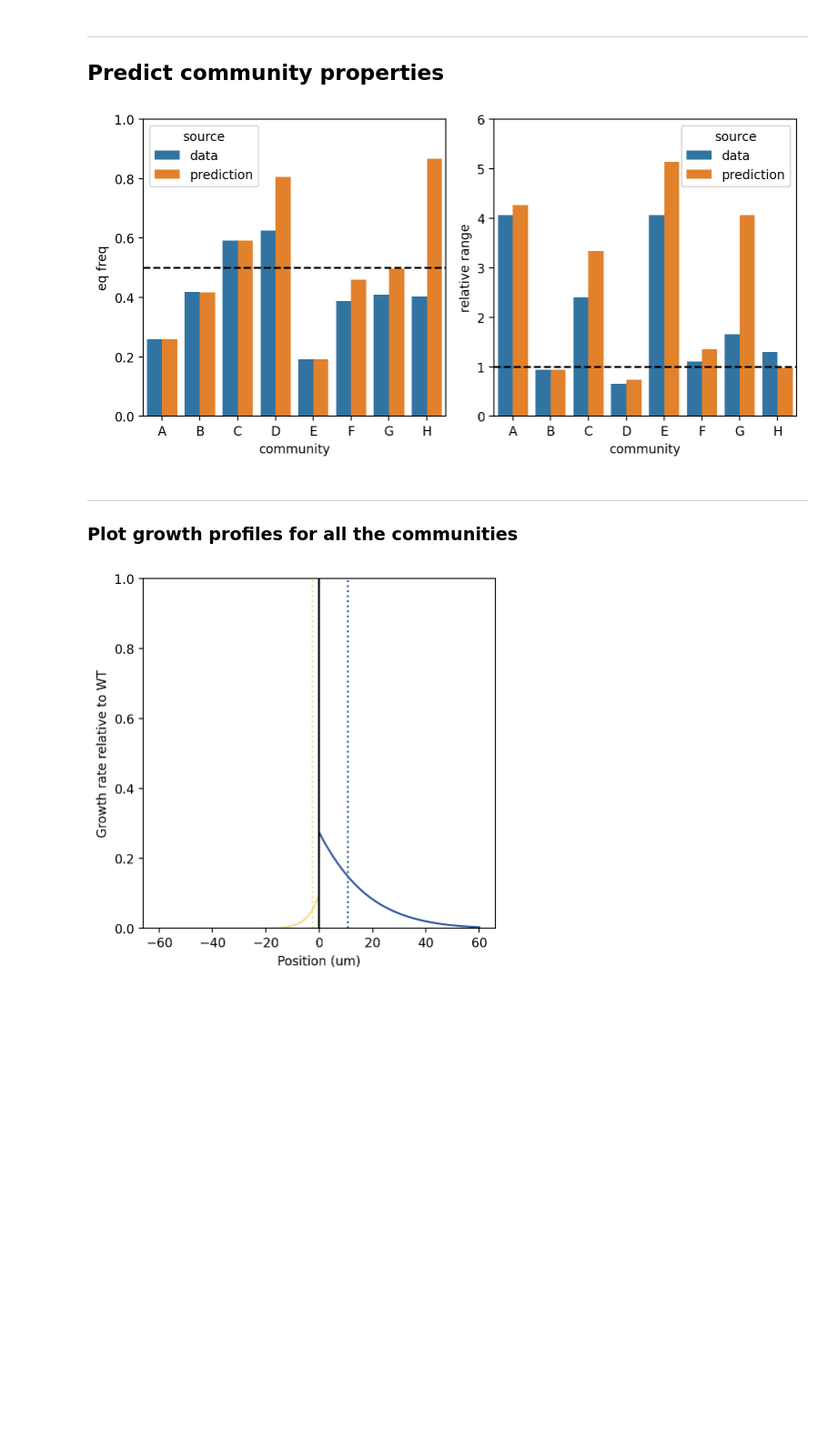
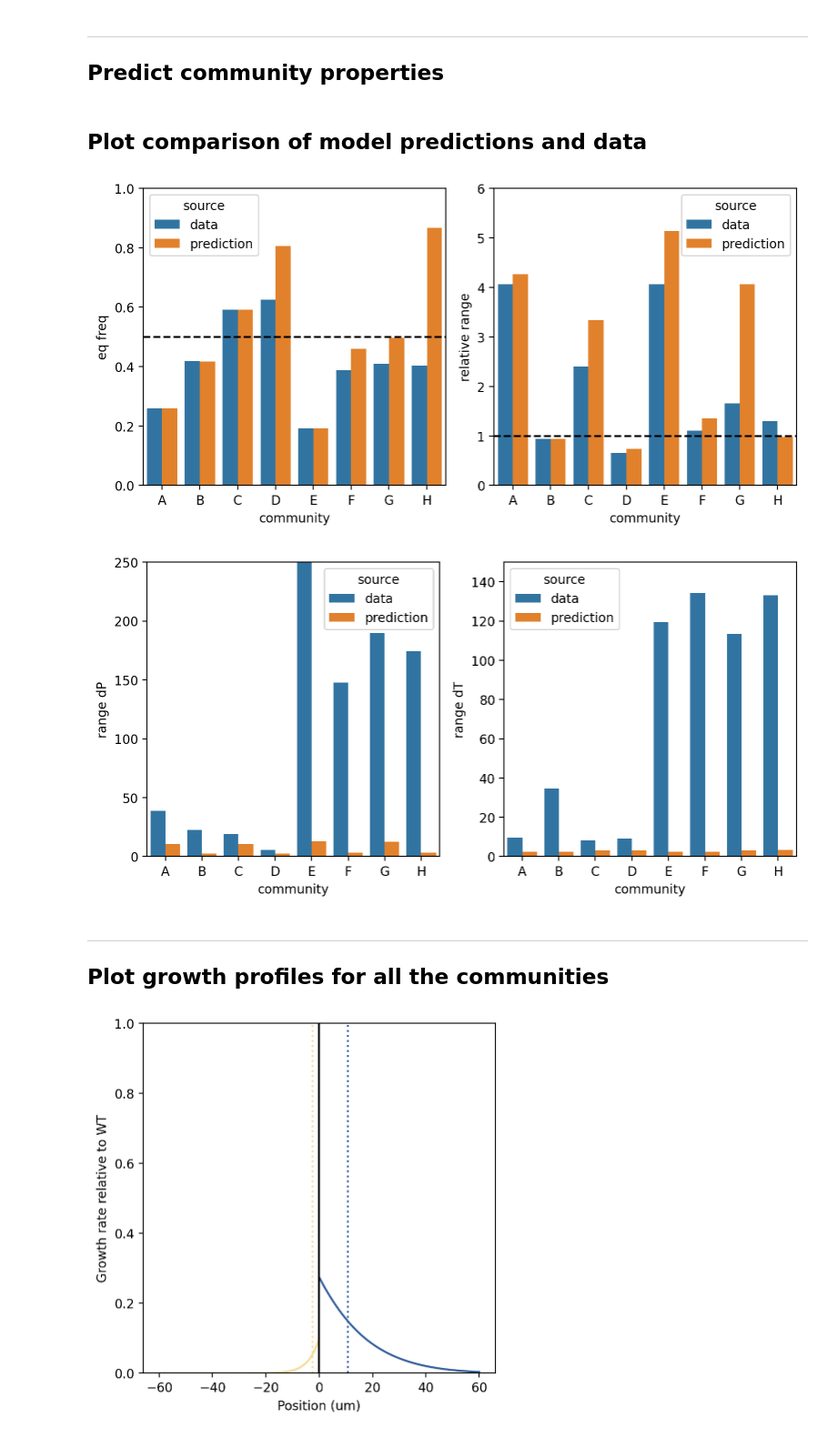
Before and after one commit to simonvanvliet/AuxotrophRangeExpansionModel, a Jupyter notebook: plot_model_predictions_range_expansion.ipynb, the cells around one changed output. Shown: that part at 91% size. Cells and saved outputs as stored; diff of their text form; code cells hidden in the pictures; blank space fills up the shorter version.

```diff
--- a/plot_model_predictions_range_expansion.ipynb
+++ b/plot_model_predictions_range_expansion.ipynb
@@ -15,15 +15,15 @@ matplotlib.rc("figure", figsize=(10,5))
 ## Load Data and set experimentally measured parameters
 # %%
 #load dictionary with fit parameters from file
-with open('fit_parameters.txt', 'r') as file:
+with open('Processed-datafiles/fit_parameters.txt', 'r') as file:
     fit_pars = eval(file.read())
 
 #load dictionary with growth rates from file
-with open('growth_rates.txt', 'r') as file:
+with open('Experimental-datafiles/growth_rates.txt', 'r') as file:
     growth_rates = eval(file.read())
 
 #load dataframe with preprocessing results
-df_data = pd.read_csv('community_data_mean.csv')
+df_data = pd.read_csv('Processed-datafiles/community_data_mean.csv')
 
 #rename the data columns to match the prediction columns
 columns_data={'Condition': 'community',
@@ -157,24 +157,40 @@ df.to_csv('model_predictions.csv', index=False)
+# %% [markdown]
+## Plot comparison of model predictions and data
 # %%
+#plot the prediction and data for EQ freq and relative range
 fig, axs = plt.subplots(1,2,figsize=(8,4))
-
 sns.barplot(df, x="community", y="eq freq", hue="source", ax=axs[0])
 sns.barplot(df, x="community", y="relative range", hue="source", ax=axs[1])
 fig.tight_layout()
 
 # Set max y-axis value for each subplot
 axs[0].set_ylim(top=1)  # Set max y-axis value for the first subplot
 axs[1].set_ylim(top=6)  # Set max y-axis value for the third subplot
 
 #add dotted vertical reference line
 axs[0].axhline(y=0.5, color='k', linestyle='--')
 axs[1].axhline(y=1, color='k', linestyle='--')
-fig.savefig(f"model_predictions.pdf")
+fig.savefig(f"Figures/model_predictions.pdf")
+
+#plot the prediction and data for absolute range dP and range dT
+fig, axs = plt.subplots(1,2,figsize=(8,4))
+sns.barplot(df, x="community", y="range dP", hue="source", ax=axs[0])
+sns.barplot(df, x="community", y="range dT", hue="source", ax=axs[1])
+fig.tight_layout()
+
+# Set max y-axis value for each subplot
+axs[0].set_ylim(top=250)  # Set max y-axis value for the first subplot
+axs[1].set_ylim(top=150)  # Set max y-axis value for the third subplot
+
+#add dotted vertical reference line
+fig.savefig(f"Figures/model_predictions_abs_range.pdf")
 # %% [output]
 [figure]
+[figure, added]
 # %% [markdown]
 ---
 
-### Plot growth profiles for all the communities
+## Plot growth profiles for all the communities
 # %%
 def plot_growth_profile(community):
     ''' Plot growth profiles of the community
```
Also changed, not shown: parts of 5 cells of this notebook, 14 other files.
